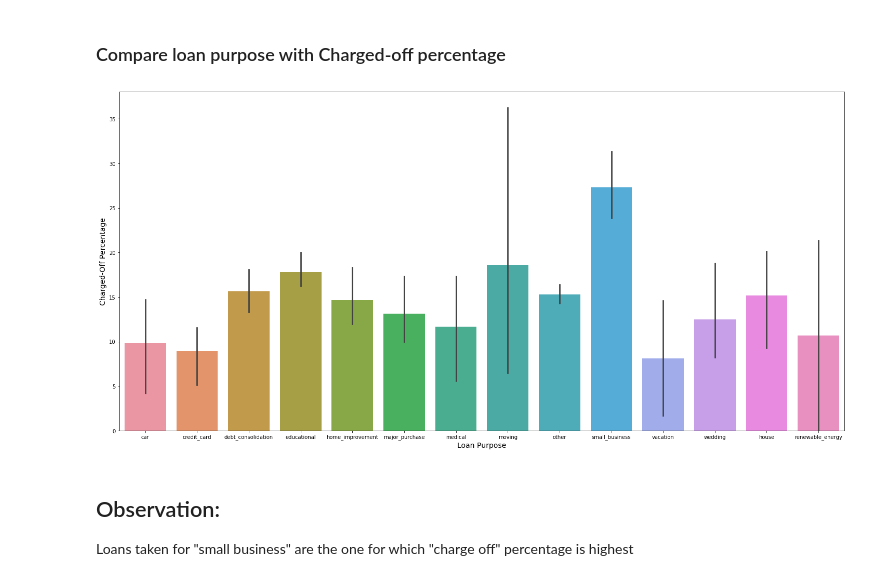
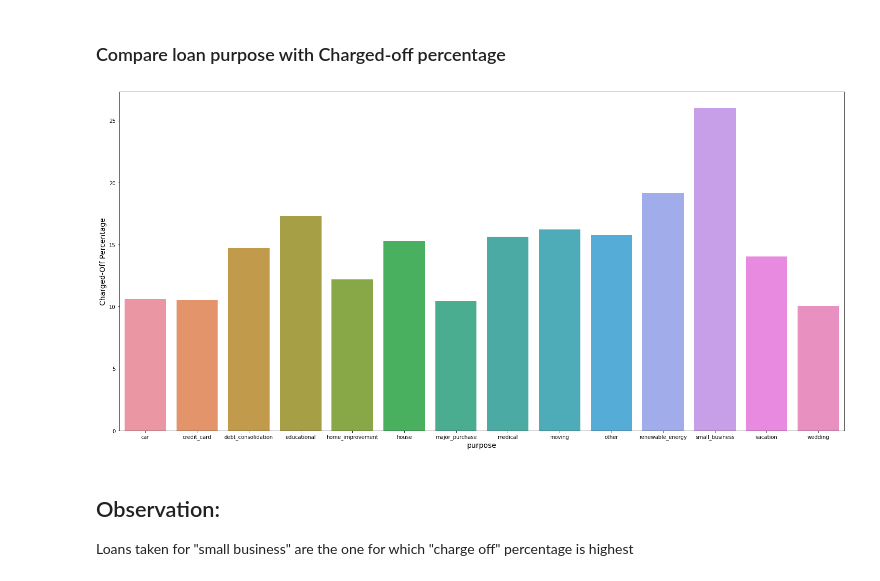
Before and after one commit to joshigeek/LendingClubCaseStudy, a Jupyter notebook: Himanshu-LendingClubCaseStudy.ipynb, the cells around one changed output. Saved outputs shown, nothing was run; the diff lists cells and outputs as text; code cells hidden in the pictures.

```diff
--- a/Himanshu-LendingClubCaseStudy.ipynb
+++ b/Himanshu-LendingClubCaseStudy.ipynb
@@ -433,11 +429,26 @@ df_year_purpose['charged_off_perc'] = 100 * df_year_purpose['Charged Off']/df_ye
-# %%
-plt.figure(figsize=(25,12))
-sbn.barplot(data=df_year_purpose, x='purpose', y='charged_off_perc')
-plt.xlabel('Loan Purpose',fontsize=14)
-plt.ylabel('Charged-Off Percentage',fontsize=14)
-plt.show()
-# %% [output]
-[figure, removed]
+# %%
+def analysis_against_loan_status(df, column_name):
+    '''
+    Util method to analyse given column with loan_status
+    input: column name
+    output: temporary dataframe and plot drawing
+    return: None
+    '''
+    df_verification_loan = df.groupby([column_name, 'loan_status']).loan_status.count().unstack().fillna(0).reset_index()
+    df_verification_loan['total_loan'] = df_verification_loan['Charged Off'] + df_verification_loan['Current'] + df_verification_loan['Fully Paid']
+    df_verification_loan['charged_off_perc'] = 100 * df_verification_loan['Charged Off']/df_verification_loan['total_loan']
+
+
+    # Draw figure
+    plt.figure(figsize=(25,12))
+    sbn.barplot(data=df_verification_loan, x=column_name, y='charged_off_perc')
+    plt.xlabel(column_name,fontsize=14)
+    plt.ylabel('Charged-Off Percentage',fontsize=14)
+    plt.show()
+# %%
+analysis_against_loan_status(df=df_noNA, column_name='purpose')
+# %% [output]
+[figure, added]
 # %% [markdown]
 ## Observation:
 Loans taken for "small business" are the one for which "charge off" percentage is highest
```
Also changed, not shown: parts of 19 cells of this notebook.
